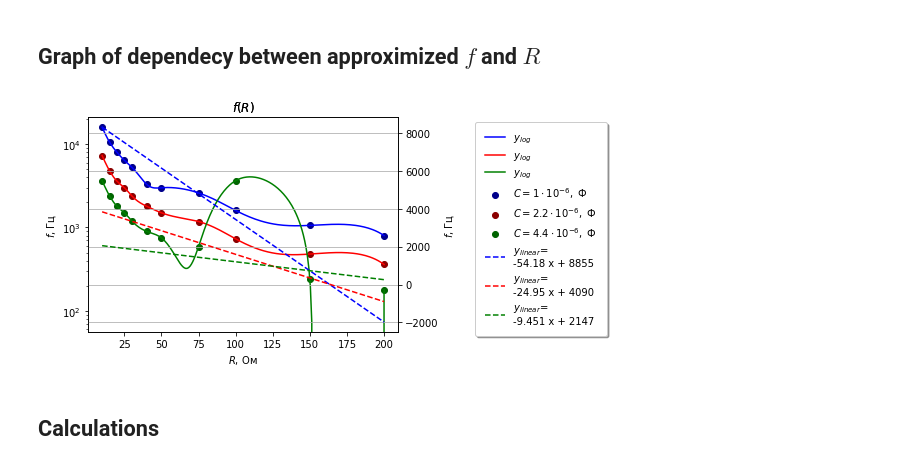
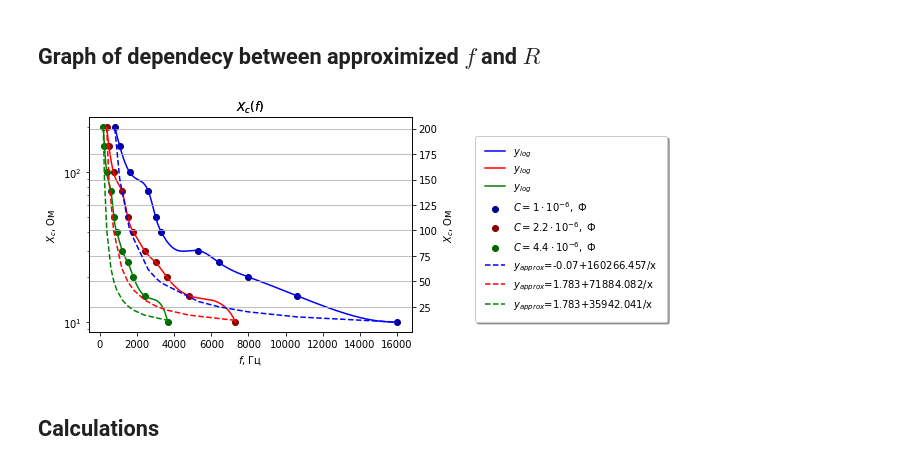
Before and after one commit to nastyabekesheva/labs, a Jupyter notebook: Math/Physics/physics_labs_v1.ipynb, the cells around one changed output. Cells and saved outputs as stored; diff of their text form; code cells hidden in the pictures.

```diff
--- a/Math/Physics/physics_labs_v1.ipynb
+++ b/Math/Physics/physics_labs_v1.ipynb
@@ -897,21 +896,33 @@ spl_3 = make_interp_spline(data3['R'], data3['f'], k=3)
 y_smooth_3 = spl_3(xnew_3)
 # %% [markdown]
 ## Graph of dependecy between approximized $f$ and $R$
+# %%
+def approximate(x, y):
+
+  n = len(x)
+
+  b = (n * np.sum(np.divide(y, x)) - np.sum(np.divide(1, x)) * np.sum(y)) / (n * np.sum(np.divide(1, np.power(x, 2))) - (np.sum(np.divide(1, x))) ** 2)
+  a = ((1 / n) * np.sum(y)) - (b / n) * np.sum(np.divide(1, x))
+
+
+  y=[a+b/x[i] for i in range(0, len(x))]
+
+  return y, a, b
 # %%
 '''   SELECTING DATA    '''
-x_1=data1['R']
-y_1=data1['f']
-x_2=data2['R']
-y_2=data2['f']
-x_3=data3['R']
-y_3=data3['f']
+x_1=data1['f']
+y_1=data1['X_c']
+x_2=data2['f']
+y_2=data2['X_c']
+x_3=data3['f']
+y_3=data3['X_c']
 
 '''   LINEAR REGRESSION    '''
-linear_model_1=np.polyfit(x_1,y_1,1)
+linear_model_1=np.polyfit(np.log(x_1),y_1,1)
 linear_model_fn_1=np.poly1d(linear_model_1)
-linear_model_2=np.polyfit(x_2,y_2,1)
+linear_model_2=np.polyfit(np.log(x_2),y_2,1)
 linear_model_fn_2=np.poly1d(linear_model_2)
-linear_model_3=np.polyfit(x_3,y_3,1)
+linear_model_3=np.polyfit(np.log(x_3),y_3,1)
 linear_model_fn_3=np.poly1d(linear_model_3)
 
 '''   PLOT    '''
@@ -920,45 +931,52 @@ fig, ax1 = plt.subplots()
 '''   LOG PLOT    '''
 
 ax1.set_yscale("log")
-ax1.set_title(r"$f(R)$")
-ax1.set_xlabel("$R$, Ом")
-ax1.set_ylabel(r"$f$, Гц")
+ax1.set_title(r"$X_c(f)$")
+ax1.set_ylabel("$X_c$, Ом")
+ax1.set_xlabel(r"$f$, Гц")
 
 #   1
 ax1.scatter(x_1,y_1,color="darkblue")
 ax1.plot(xnew_1, y_smooth_1, 'b')
 #   2
 ax1.scatter(x_2,y_2,color="darkred")
 ax1.plot(xnew_2, y_smooth_2, 'r')
 #   3
 ax1.scatter(x_3,y_3,color="darkgreen")
 ax1.plot(xnew_3, y_smooth_3, 'g')
 
 
 
 '''   LINEAR PLOT    '''
 
 ax2 = ax1.twinx()
 
 ax2.set_yscale("linear")
-ax2.set_title(r"$f(R)$")
-ax2.set_xlabel("$R$, Ом")
-ax2.set_ylabel(r"$f$, Гц")
+ax2.set_title(r"$X_c(f)$")
+ax2.set_ylabel("$X_c$, Ом")
+ax2.set_xlabel(r"$f$, Гц")
 
 #   1
-ax2.plot(x_1,linear_model_fn_1(x_1),color="blue", linestyle="dashed")
+y_1, a_1, b_1 = approximate(x_1, y_1)
+ax2.plot(x_1,y_1,color="blue", linestyle="dashed")
+#ax2.plot(x_1,linear_model_fn_1(np.log(x_1)),color="blue", linestyle="dashed")
 #   2
-ax2.plot(x_2,linear_model_fn_2(x_2),color="red", linestyle="dashed")
+y_2, a_2, b_2 = approximate(x_2, y_2)
+ax2.plot(x_2,y_2,color="red", linestyle="dashed")
+#ax2.plot(x_2,linear_model_fn_2(np.log(x_2)),color="red", linestyle="dashed")
 #   3
-ax2.plot(x_3,linear_model_fn_3(x_3),color="green", linestyle="dashed")
+y_3, a_3, b_3 = approximate(x_3, y_3)
+ax2.plot(x_3,y_3,color="green", linestyle="dashed")
+#ax2.plot(x_3,linear_model_fn_3(np.log(x_3)),color="green", linestyle="dashed")
 
 
-fig.legend([r'$y_{log}$', r'$y_{log}$', r'$y_{log}$', r'$C=1\cdot 10^{-6},$ Ф', r'$C=2.2\cdot 10^{-6},$ Ф',  r'$C=4.4\cdot 10^{-6},$ Ф', r'$y_{linear}$'+f'={str(np.poly1d(linear_model_1))}', r'$y_{linear}$'+f'={str(np.poly1d(linear_model_2))}', r'$y_{linear}$'+f'={str(np.poly1d(linear_model_3))}'], fancybox=True, framealpha=1, shadow=True, borderpad=1, loc='center left', bbox_to_anchor=(1, 0.5))
+#fig.legend([r'$y_{log}$', r'$y_{log}$', r'$y_{log}$', r'$C=1\cdot 10^{-6},$ Ф', r'$C=2.2\cdot 10^{-6},$ Ф',  r'$C=4.4\cdot 10^{-6},$ Ф', r'$y_{approx}$'+f'={str(np.poly1d(linear_model_1))}', r'$y_{approx}$'+f'={str(np.poly1d(linear_model_2))}', r'$y_{approx}$'+f'={str(np.poly1d(linear_model_3))}'], fancybox=True, framealpha=1, shadow=True, borderpad=1, loc='center left', bbox_to_anchor=(1, 0.5))
+fig.legend([r'$y_{log}$', r'$y_{log}$', r'$y_{log}$', r'$C=1\cdot 10^{-6},$ Ф', r'$C=2.2\cdot 10^{-6},$ Ф',  r'$C=4.4\cdot 10^{-6},$ Ф', r'$y_{approx}$'+f'={round(a_1, 3)}+{round(b_1, 3)}/x', r'$y_{approx}$'+f'={round(a_2, 3)}+{round(b_2, 3)}/x', r'$y_{approx}$'+f'={round(a_3, 3)}+{round(b_3, 3)}/x'], fancybox=True, framealpha=1, shadow=True, borderpad=1, loc='center left', bbox_to_anchor=(1, 0.5))
 
 fig.tight_layout()  # otherwise the right y-label is slightly clipped
 plt.grid()
 plt.show()
 # %% [output]
-[figure, old version]
+[figure, new version]
 # %% [markdown]
 ## Calculations
```
Also changed, not shown: parts of 36 cells of this notebook.
